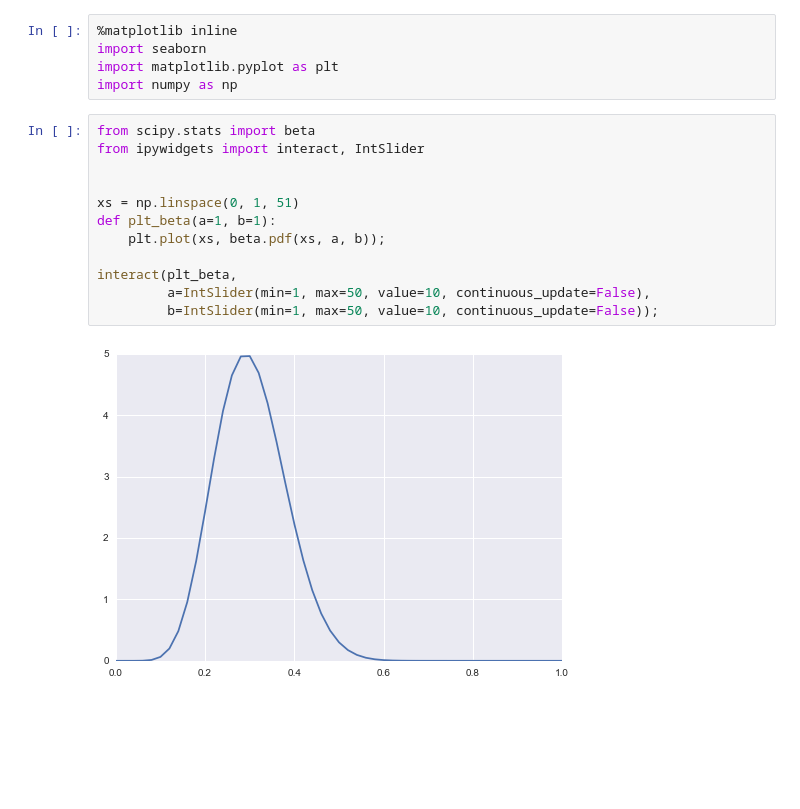
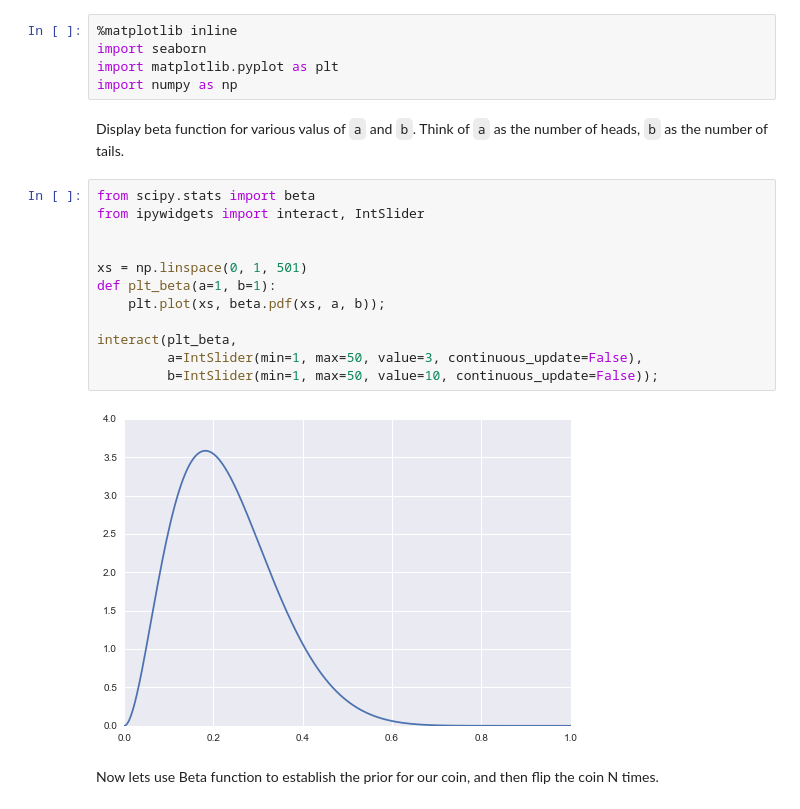
Before and after one commit to rlabbe/kruschke, a Jupyter notebook: beta.ipynb, the cells around one changed output. Drawn from its saved outputs; the diff is of its cells as text; blank space fills up the shorter version.

Commit message:
Cleaned up display, added options

```diff
--- a/beta.ipynb
+++ b/beta.ipynb
@@ -3,17 +3,21 @@
 import seaborn
 import matplotlib.pyplot as plt
 import numpy as np
+# %% [markdown]
+Display beta function for various valus of `a` and `b`. Think of `a` as the number of heads, `b` as the number of tails.
 # %%
 from scipy.stats import beta
 from ipywidgets import interact, IntSlider
 
 
-xs = np.linspace(0, 1, 51)
+xs = np.linspace(0, 1, 501)
 def plt_beta(a=1, b=1):
     plt.plot(xs, beta.pdf(xs, a, b));
 
 interact(plt_beta,
-         a=IntSlider(min=1, max=50, value=10, continuous_update=False),
+         a=IntSlider(min=1, max=50, value=3, continuous_update=False),
          b=IntSlider(min=1, max=50, value=10, continuous_update=False));
 # %% [output]
-[figure, old version]
+[figure, new version]
+# %% [markdown]
+Now lets use Beta function to establish the prior for our coin, and then flip the coin N times.
```
Also changed, not shown: parts of 2 cells of this notebook, 1 other file.
